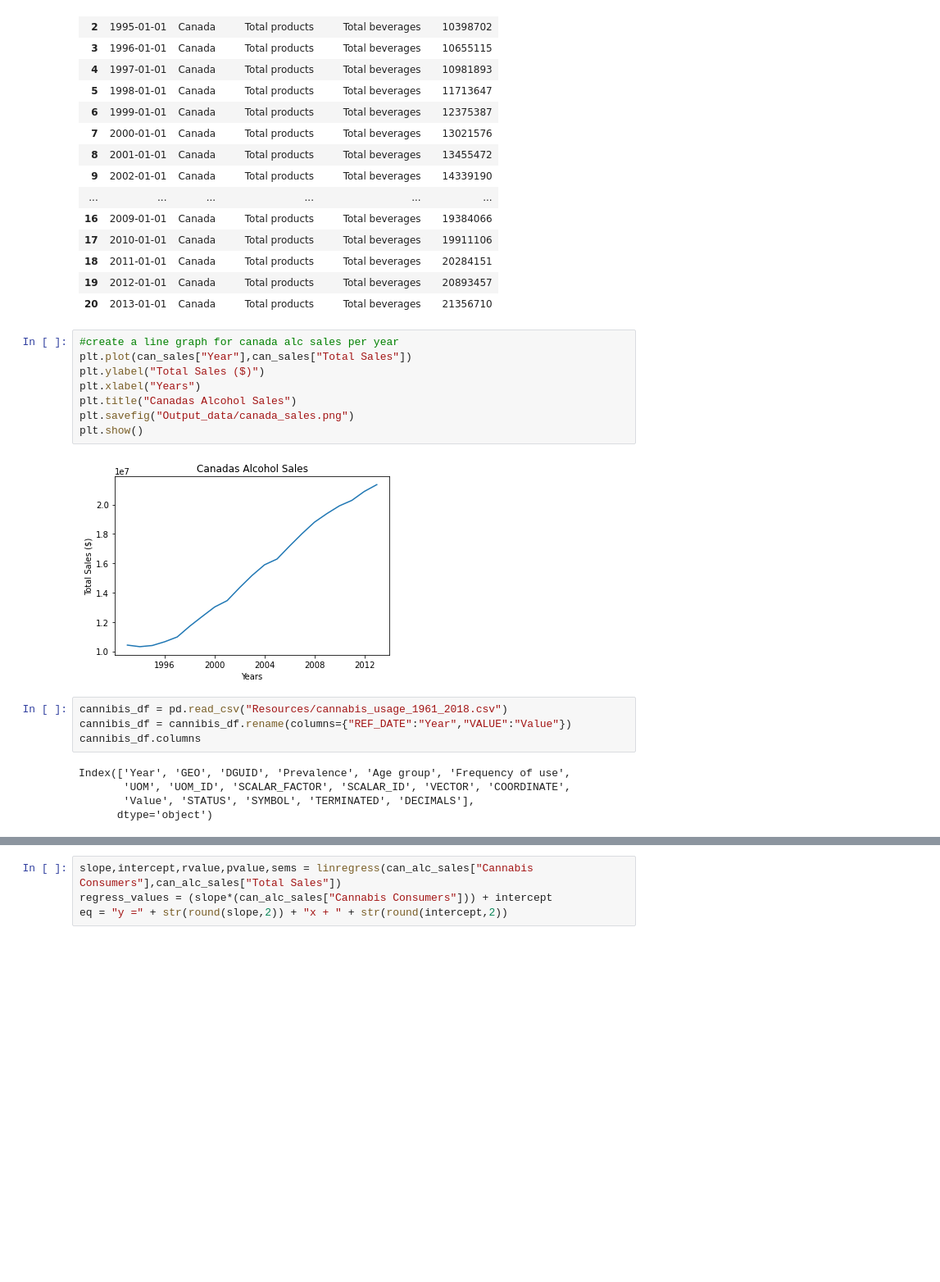
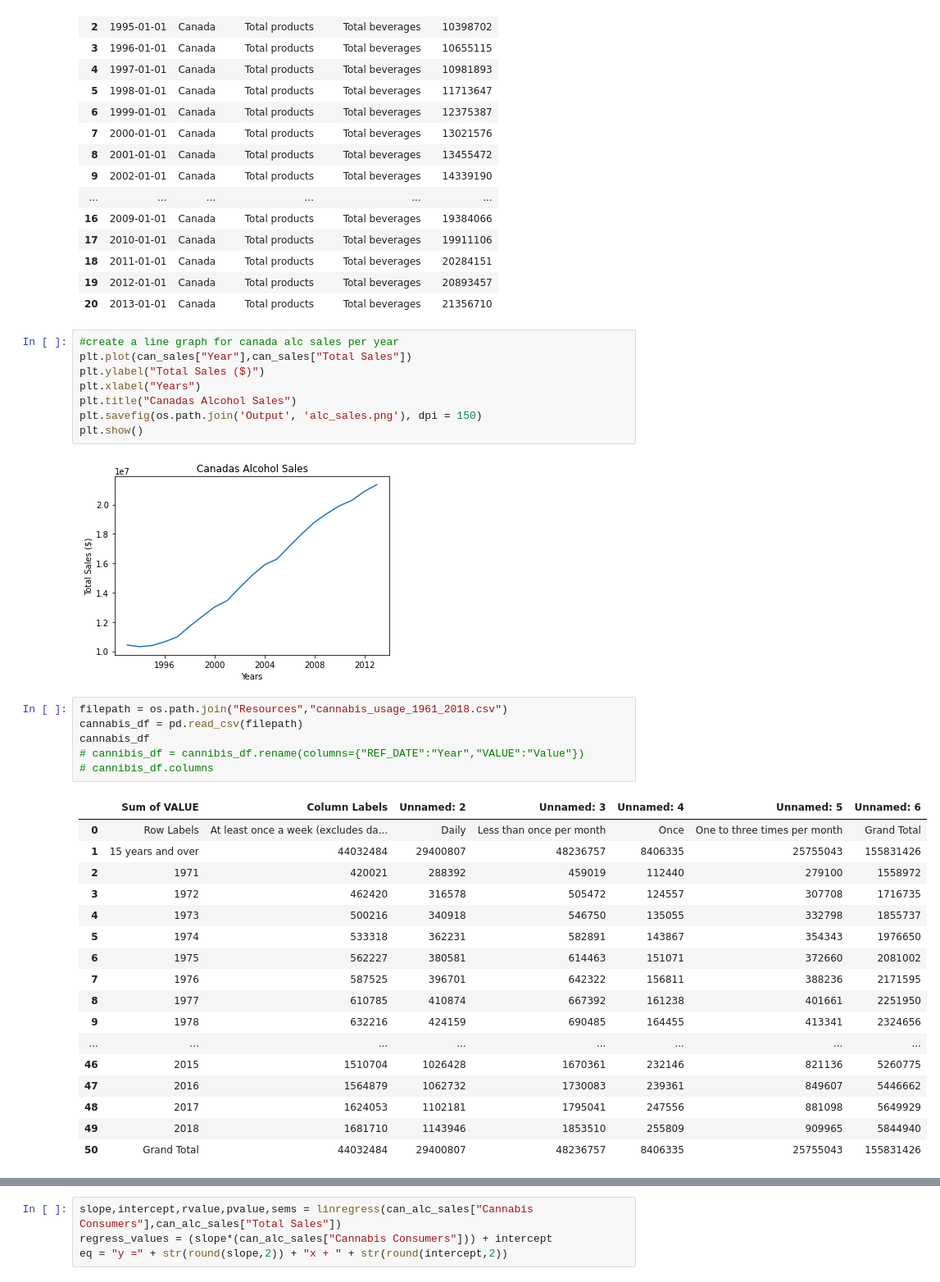
Before and after one commit to MattDavies1/Data-Bootcamp-Project, a Jupyter notebook: alc_sales.ipynb, the cells around one changed output, grey strips where cells are left out. Shown at 82% size. Drawn from its saved outputs; the diff is of its cells as text; blank space fills up the shorter version.

Commit message:
alc_sales output

```diff
--- a/alc_sales.ipynb
+++ b/alc_sales.ipynb
@@ -220,19 +238,34 @@ plt.plot(can_sales["Year"],can_sales["Total Sales"])
 plt.ylabel("Total Sales ($)")
 plt.xlabel("Years")
 plt.title("Canadas Alcohol Sales")
-plt.savefig("Output_data/canada_sales.png")
+plt.savefig(os.path.join('Output', 'alc_sales.png'), dpi = 150)
 plt.show()
 # %% [output]
 [figure]
 # %%
-cannibis_df = pd.read_csv("Resources/cannabis_usage_1961_2018.csv")
-cannibis_df = cannibis_df.rename(columns={"REF_DATE":"Year","VALUE":"Value"})
-cannibis_df.columns
+filepath = os.path.join("Resources","cannabis_usage_1961_2018.csv")
+cannabis_df = pd.read_csv(filepath)
+cannabis_df
+# cannibis_df = cannibis_df.rename(columns={"REF_DATE":"Year","VALUE":"Value"})
+# cannibis_df.columns
 # %% [output]
-Index(['Year', 'GEO', 'DGUID', 'Prevalence', 'Age group', 'Frequency of use',
-       'UOM', 'UOM_ID', 'SCALAR_FACTOR', 'SCALAR_ID', 'VECTOR', 'COORDINATE',
-       'Value', 'STATUS', 'SYMBOL', 'TERMINATED', 'DECIMALS'],
-      dtype='object')
+|  | Sum of VALUE | Column Labels | Unnamed: 2 | Unnamed: 3 | Unnamed: 4 | Unnamed: 5 | Unnamed: 6 |
+| 0 | Row Labels | At least once a week (excludes da... | Daily | Less than once per month | Once | One to three times per month | Grand Total |
+| 1 | 15 years and over | 44032484 | 29400807 | 48236757 | 8406335 | 25755043 | 155831426 |
+| 2 | 1971 | 420021 | 288392 | 459019 | 112440 | 279100 | 1558972 |
+| 3 | 1972 | 462420 | 316578 | 505472 | 124557 | 307708 | 1716735 |
+| 4 | 1973 | 500216 | 340918 | 546750 | 135055 | 332798 | 1855737 |
+| 5 | 1974 | 533318 | 362231 | 582891 | 143867 | 354343 | 1976650 |
+| 6 | 1975 | 562227 | 380581 | 614463 | 151071 | 372660 | 2081002 |
+| 7 | 1976 | 587525 | 396701 | 642322 | 156811 | 388236 | 2171595 |
+| 8 | 1977 | 610785 | 410874 | 667392 | 161238 | 401661 | 2251950 |
+| 9 | 1978 | 632216 | 424159 | 690485 | 164455 | 413341 | 2324656 |
+| ... | ... | ... | ... | ... | ... | ... | ... |
+| 46 | 2015 | 1510704 | 1026428 | 1670361 | 232146 | 821136 | 5260775 |
+| 47 | 2016 | 1564879 | 1062732 | 1730083 | 239361 | 849607 | 5446662 |
+| 48 | 2017 | 1624053 | 1102181 | 1795041 | 247556 | 881098 | 5649929 |
+| 49 | 2018 | 1681710 | 1143946 | 1853510 | 255809 | 909965 | 5844940 |
+| 50 | Grand Total | 44032484 | 29400807 | 48236757 | 8406335 | 25755043 | 155831426 |
 # %%
 clean_can_df = cannibis_df[["Year","Prevalence","Age group","Frequency of use","Value"]]
 clean_can_df
```
Also changed, not shown: parts of 10 cells of this notebook, 13 other files.
